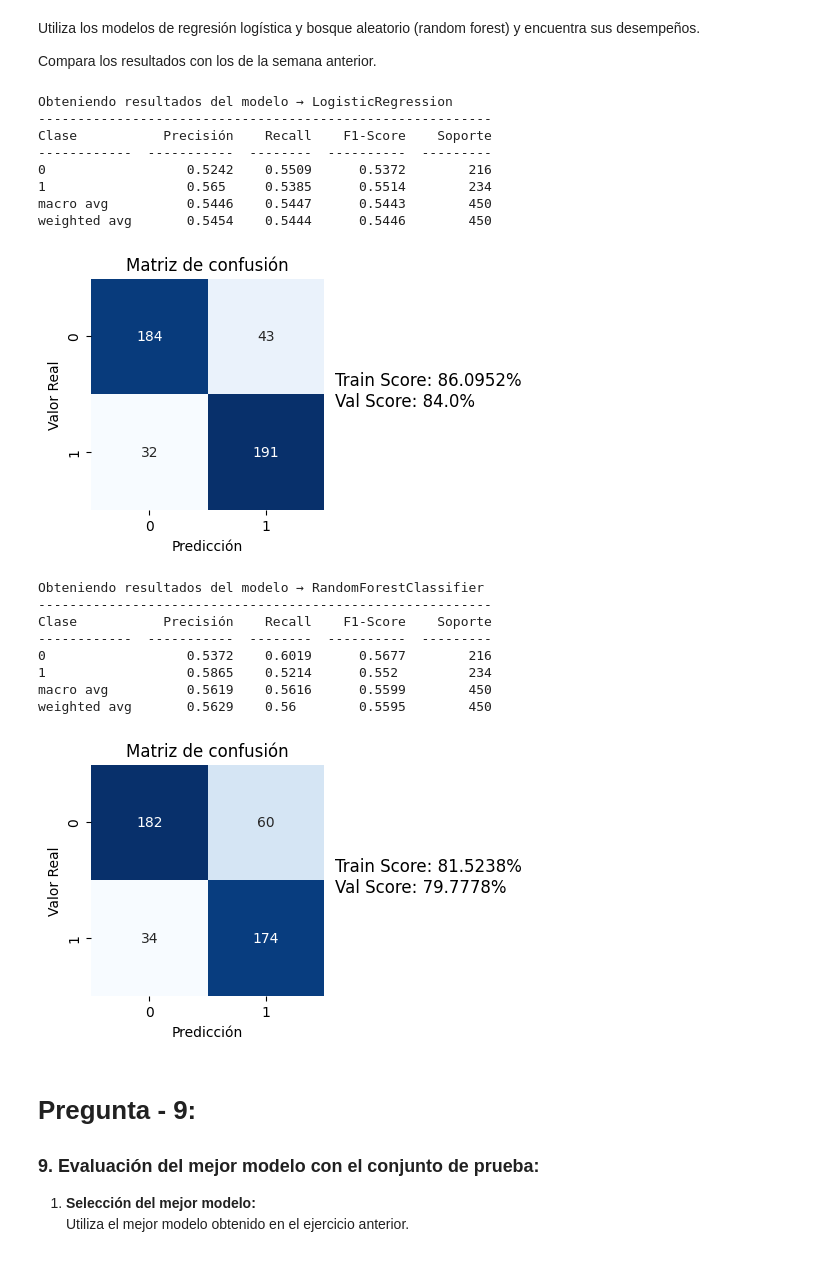
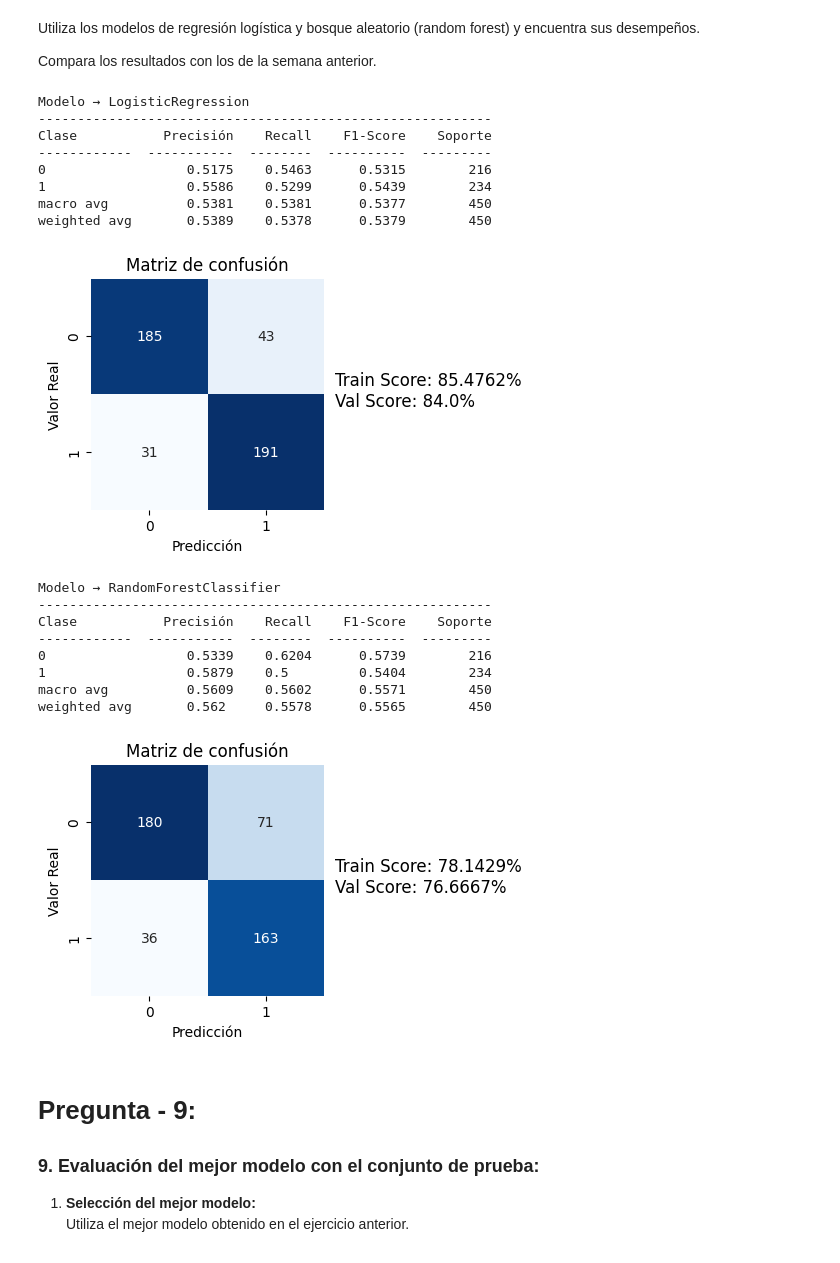
Before and after one commit to Jarcos09/Tareas, a Jupyter notebook: Team18_MNA_NLP_semana_5_Actividad_Embeddings_2025.ipynb, the cells around one changed output. Drawn from its saved outputs; the diff is of its cells as text; code cells hidden in the pictures.

```diff
--- a/Team18_MNA_NLP_semana_5_Actividad_Embeddings_2025.ipynb
+++ b/Team18_MNA_NLP_semana_5_Actividad_Embeddings_2025.ipynb
@@ -734,12 +735,19 @@ Todos estos embeddings aceptan únicamente texto como entrada. Son modelos que t
 # %% [markdown]
 #### **Diccionario clave-valor de palabras del diccionario y vectores embebidos.**
 # %%
-# ******* Inlcuye a continuación todas las líneas de código y celdas que requieras: ***********
+# ******* Incluye a continuación todas las líneas de código y celdas que requieras: ***********
 def obtener_embedding(diccionario,respaldo):
-  print(f"Obteniendo embeddings para: {len(diccionario):,}")
+  print(f"Generando embeddings para {len(diccionario):,} registros.")
   ruta_dicc = os.path.join(output_directory, respaldo)
   numero_tokens = 0
 
+  modelo = "text-embedding-3-large"
+  tokenizador = tiktoken.encoding_for_model(modelo)
+
+  conteo_tokens = {clave: len(tokenizador.encode(str(valor))) for clave, valor in diccionario.items()}
+  total_tokens = sum(conteo_tokens.values())
+
+  print(f"Total estimado de tokens: \033[32m\033[1m{total_tokens:,}\033[0m")
 
   if os.path.exists(ruta_dicc):
       print(f"El archivo {ruta_dicc} localizado.")
@@ -757,7 +765,6 @@ def obtener_embedding(diccionario,respaldo):
   else:
       print(f"El archivo {ruta_dicc} no localizado.")
       diccionario_vectores = {}
-      print(f"Generando embeddings para: {len(diccionario):,}")
 
       for palabra in diccionario:
         respuesta = openai.embeddings.create(
@@ -767,11 +774,10 @@ def obtener_embedding(diccionario,respaldo):
         diccionario_vectores[palabra] = respuesta.data[0].embedding
         numero_tokens += respuesta.usage.total_tokens
 
-      print(f"Diccionario de embeddings generado con un total de {len(diccionario_vectores):,} vectores.")
-      print(f"Total de tokens usados {numero_tokens:,} vectores.")
+      print(f"Embeddings generados: {len(diccionario_vectores):,} vectores.")
+      print(f"Total de tokens utilizados: {numero_tokens:,}.")
 
-      nombre_archivo = "embeddings_diccionario_large.pkl"
-      with open(nombre_archivo, 'wb') as archivo:
+      with open(respaldo, 'wb') as archivo:
         pickle.dump(diccionario_vectores, archivo)
 
       return diccionario_vectores
@@ -864,7 +871,9 @@ def resultados(modelo, trainEmb,y_train,valEmb,y_val,testEmb):
   target_names = ['0', '1']
   headers = ["Clase", "Precisión", "Recall", "F1-Score", "Soporte"]
 
-  print(f"Obteniendo resultados del modelo → \033[36m{type(modelo).__name__}\033[0m")
+  nombre = type(modelo).__name__
+
+  print(f"Modelo → \033[36m{nombre}\033[0m")
   print(f"--"*29)
 
   modelo.fit(trainEmb, y_train)
@@ -897,48 +906,54 @@ def resultados(modelo, trainEmb,y_train,valEmb,y_val,testEmb):
   plt.xlabel('Predicción')
   plt.ylabel('Valor Real')
   plt.show()
+
+  resultado = {modelo: {"score_train": round(score_train*100,4), "score_val": round(score_val*100,4)}}
+
+  return resultado
 # %%
 # REGRESIÓN LOGÍSTICA:
 
-# ******* Inlcuye a continuación todas las líneas de código y celdas que requieras: ***********
+# ******* Incluye a continuación todas las líneas de código y celdas que requieras: ***********
 modeloLR = LogisticRegression(  max_iter=100
-                              , C=5
+                              , C=3
                               , penalty= 'l2'
                               , solver='lbfgs'
                              )
-resultados(modeloLR, trainEmb,y_train,valEmb,y_val,testEmb)
+resultadoLR = resultados(modeloLR, trainEmb,y_train,valEmb,y_val,testEmb)
+
 # *********** Aquí termina la sección de agregar código *************
 # %% [output]
-Obteniendo resultados del modelo → LogisticRegression
+Modelo → LogisticRegression
 ----------------------------------------------------------
 Clase           Precisión    Recall    F1-Score    Soporte
 ------------  -----------  --------  ----------  ---------
-0                  0.5242    0.5509      0.5372        216
-1                  0.565     0.5385      0.5514        234
-macro avg          0.5446    0.5447      0.5443        450
-weighted avg       0.5454    0.5444      0.5446        450
+0                  0.5175    0.5463      0.5315        216
+1                  0.5586    0.5299      0.5439        234
+macro avg          0.5381    0.5381      0.5377        450
+weighted avg       0.5389    0.5378      0.5379        450
 [figure]
 # %%
 # BOSQUE ALEATORIO (Random Forest):
 
-# ******* Inlcuye a continuación todas las líneas de código y celdas que requieras: ***********
+# ******* Incluye a continuación todas las líneas de código y celdas que requieras: ***********
 modeloRF = RandomForestClassifier(  n_estimators=100
-                                  , max_depth= 2
+                                  , max_depth= 1
                                   , criterion='gini'
+                                  , min_samples_split=2
                                   , random_state=42
                                   )
-resultados(modeloRF,trainEmb,y_train,valEmb,y_val,testEmb)
+resultadoRF = resultados(modeloRF,trainEmb,y_train,valEmb,y_val,testEmb)
 # *********** Aquí termina la sección de agregar código *************
 # %% [output]
-Obteniendo resultados del modelo → RandomForestClassifier
+Modelo → RandomForestClassifier
 ----------------------------------------------------------
 Clase           Precisión    Recall    F1-Score    Soporte
 ------------  -----------  --------  ----------  ---------
-0                  0.5372    0.6019      0.5677        216
-1                  0.5865    0.5214      0.552         234
-macro avg          0.5619    0.5616      0.5599        450
-weighted avg       0.5629    0.56        0.5595        450
+0                  0.5339    0.6204      0.5739        216
+1                  0.5879    0.5         0.5404        234
+macro avg          0.5609    0.5602      0.5571        450
+weighted avg       0.562     0.5578      0.5565        450
-[figure, old version]
+[figure, new version]
 # %% [markdown]
 # **Pregunta - 9:**
 
```
Also changed, not shown: parts of 12 cells of this notebook.
